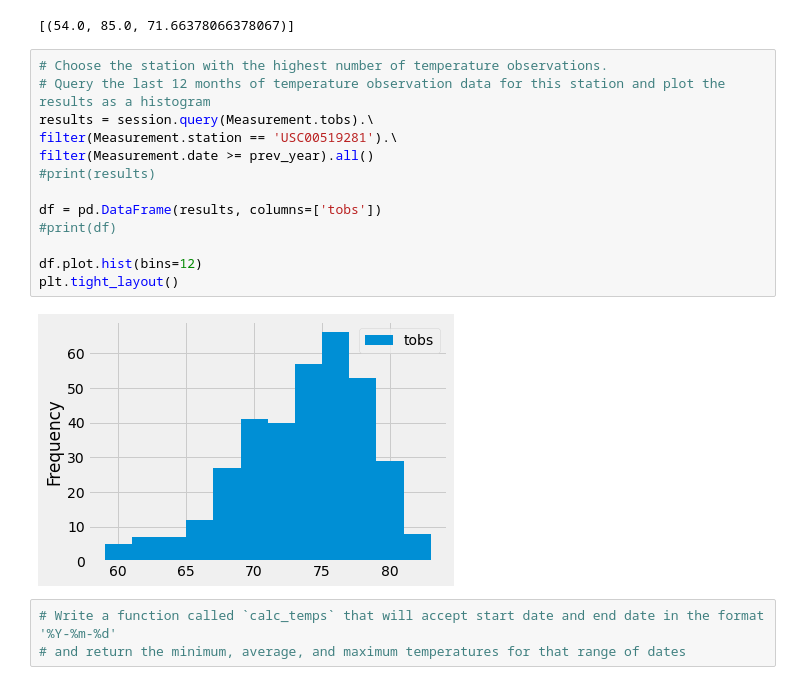
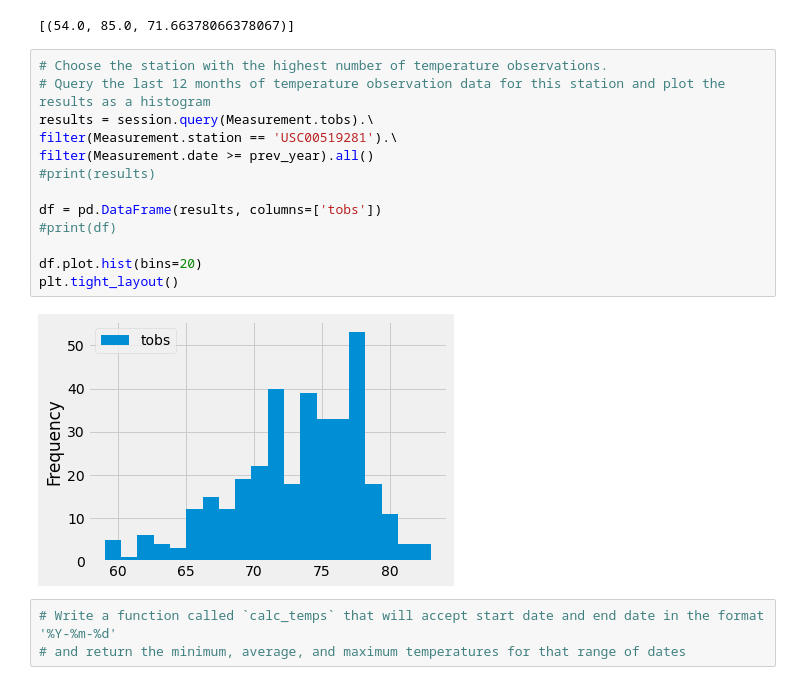
Before and after one commit to whitneyshine/Surfs_Up, a Jupyter notebook: climate_analysis.ipynb, the cells around one changed output. Saved outputs shown, nothing was run; the diff lists cells and outputs as text.

```diff
--- a/climate_analysis.ipynb
+++ b/climate_analysis.ipynb
@@ -110,18 +110,18 @@ filter(Measurement.station == 'USC00519281').all()
 # %%
 # Choose the station with the highest number of temperature observations.
 # Query the last 12 months of temperature observation data for this station and plot the results as a histogram
 results = session.query(Measurement.tobs).\
 filter(Measurement.station == 'USC00519281').\
 filter(Measurement.date >= prev_year).all()
 #print(results)
 
 df = pd.DataFrame(results, columns=['tobs'])
 #print(df)
 
-df.plot.hist(bins=12)
+df.plot.hist(bins=20)
 plt.tight_layout()
 # %% [output]
-[figure, old version]
+[figure, new version]
 # %%
 # Write a function called `calc_temps` that will accept start date and end date in the format '%Y-%m-%d'
 # and return the minimum, average, and maximum temperatures for that range of dates
```
Also changed, not shown: 2 other files.
